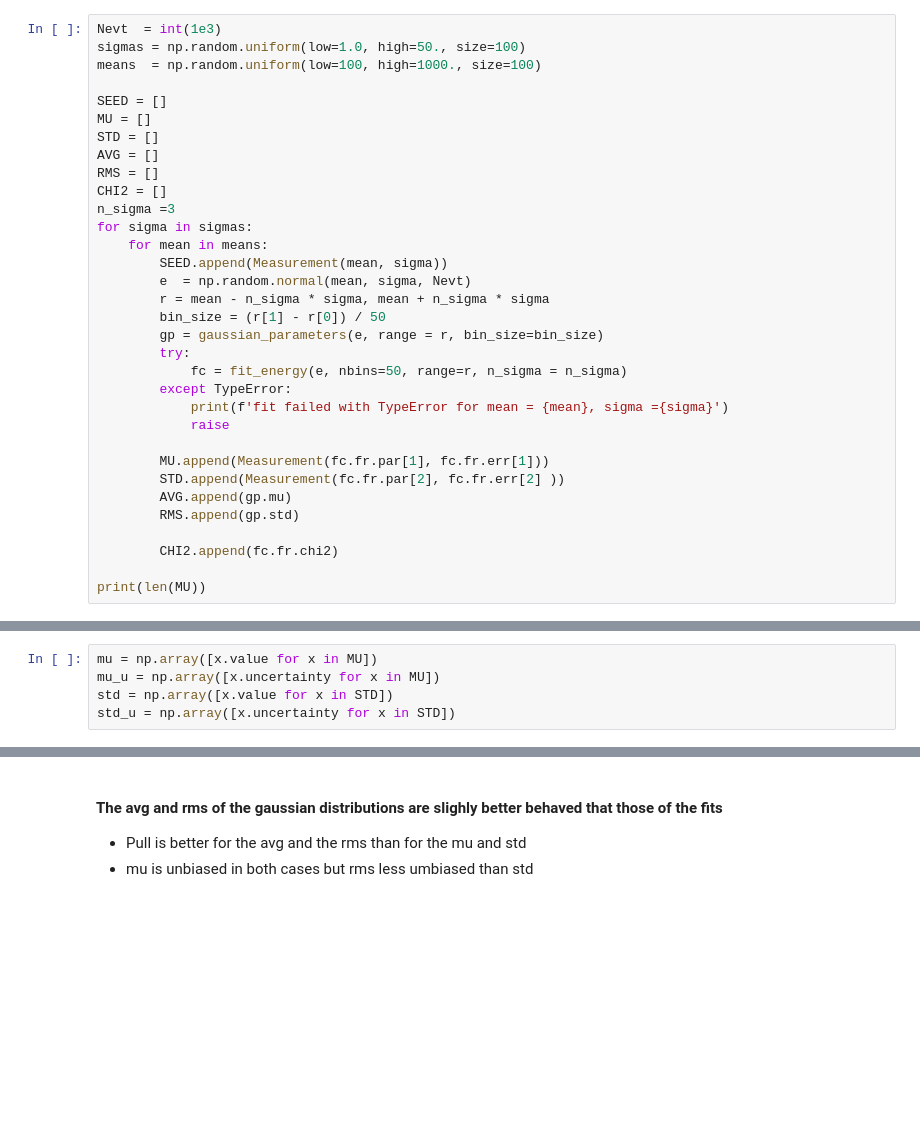
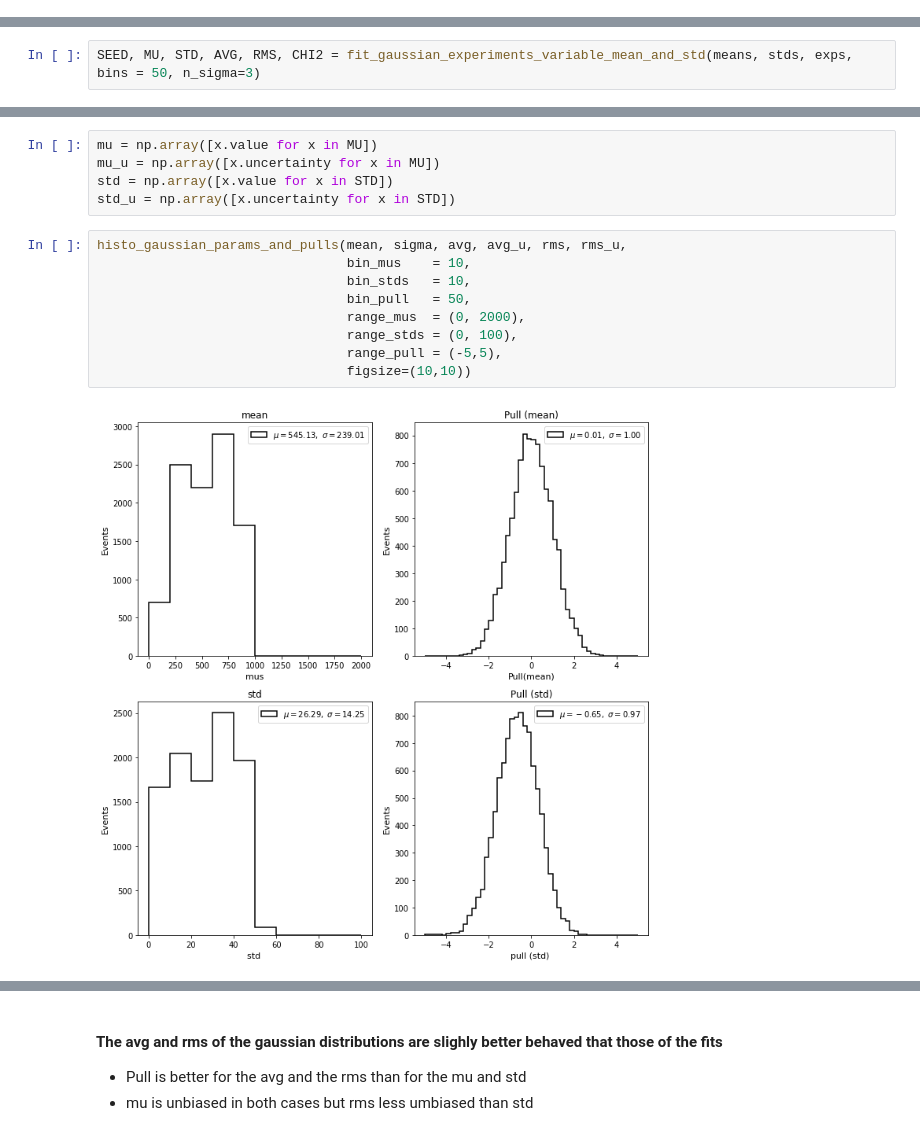
Before and after one commit to proscrite/KrCalibNB, a Jupyter notebook: reference/test_energy_lt_fits_JJGC.ipynb, the cells around one changed output, grey strips where cells are left out. Cells and saved outputs as stored; diff of their text form; blank space fills up the shorter version.

```diff
--- a/reference/test_energy_lt_fits_JJGC.ipynb
+++ b/reference/test_energy_lt_fits_JJGC.ipynb
@@ -155,33 +155,0 @@ histo_gaussian_experiment_sample(exps, mexperiments = 1000, bins = 50, range_e =
-# %%
-Nevt  = int(1e3)
-sigmas = np.random.uniform(low=1.0, high=50., size=100)
-means  = np.random.uniform(low=100, high=1000., size=100)
-
-SEED = []
-MU = []
-STD = []
-AVG = []
-RMS = []
-CHI2 = []
-n_sigma =3
-for sigma in sigmas:
-    for mean in means:
-        SEED.append(Measurement(mean, sigma))
-        e  = np.random.normal(mean, sigma, Nevt)
-        r = mean - n_sigma * sigma, mean + n_sigma * sigma
-        bin_size = (r[1] - r[0]) / 50
-        gp = gaussian_parameters(e, range = r, bin_size=bin_size)
-        try:
-            fc = fit_energy(e, nbins=50, range=r, n_sigma = n_sigma)
-        except TypeError:
-            print(f'fit failed with TypeError for mean = {mean}, sigma ={sigma}')
-            raise
-
-        MU.append(Measurement(fc.fr.par[1], fc.fr.err[1]))
-        STD.append(Measurement(fc.fr.par[2], fc.fr.err[2] ))
-        AVG.append(gp.mu)
-        RMS.append(gp.std)
-
-        CHI2.append(fc.fr.chi2)
-
-print(len(MU))
@@ -190,0 +156,2 @@ print(len(MU))
+# %%
+SEED, MU, STD, AVG, RMS, CHI2 = fit_gaussian_experiments_variable_mean_and_std(means, stds, exps, bins = 50, n_sigma=3)
@@ -201,3 +174,14 @@ mu = np.array([x.value for x in MU])
 mu_u = np.array([x.uncertainty for x in MU])
 std = np.array([x.value for x in STD])
 std_u = np.array([x.uncertainty for x in STD])
+# %%
+histo_gaussian_params_and_pulls(mean, sigma, avg, avg_u, rms, rms_u,
+                                bin_mus    = 10,
+                                bin_stds   = 10,
+                                bin_pull   = 50,
+                                range_mus  = (0, 2000),
+                                range_stds = (0, 100),
+                                range_pull = (-5,5),
+                                figsize=(10,10))
+# %% [output]
+[figure, added]
```
Also changed, not shown: parts of 24 cells of this notebook.
